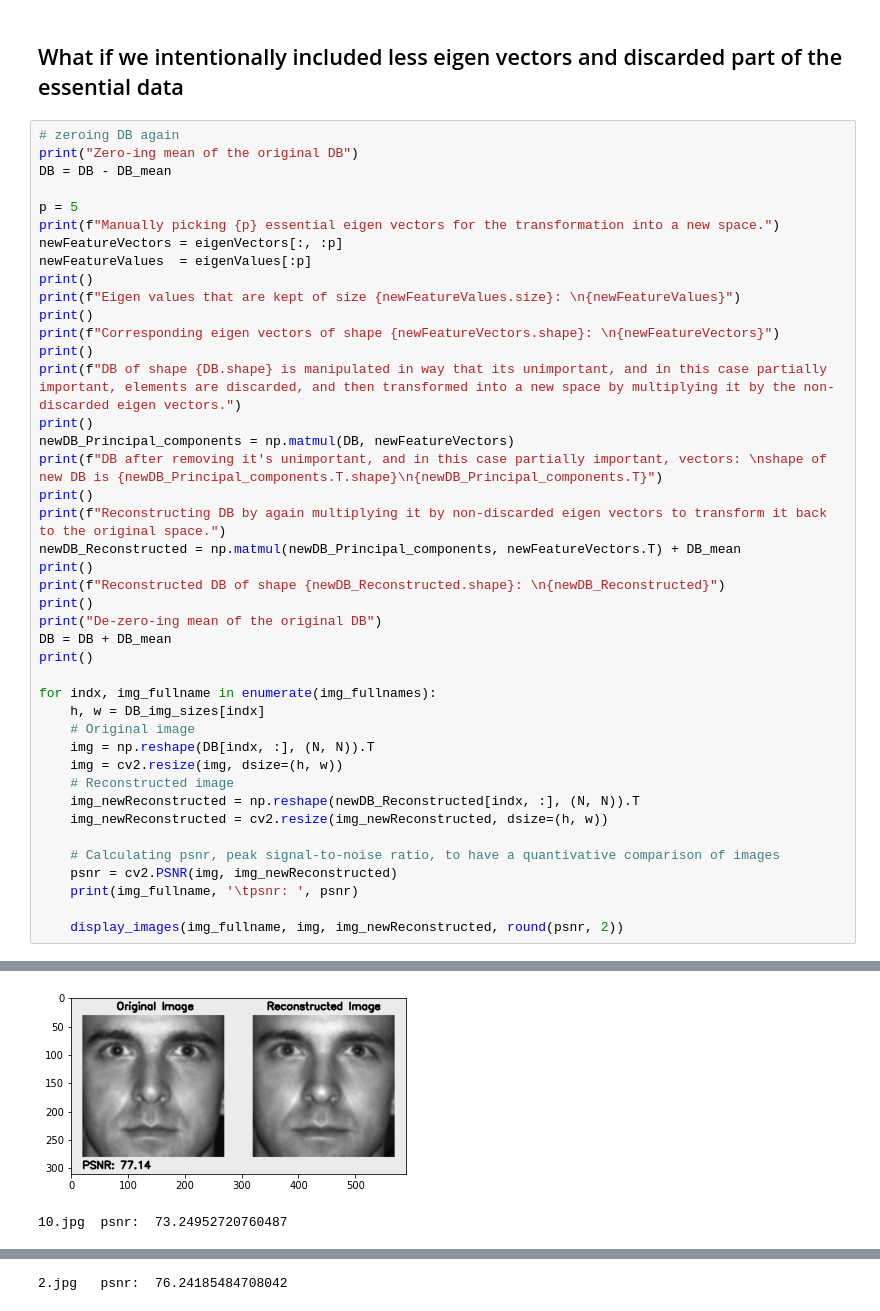
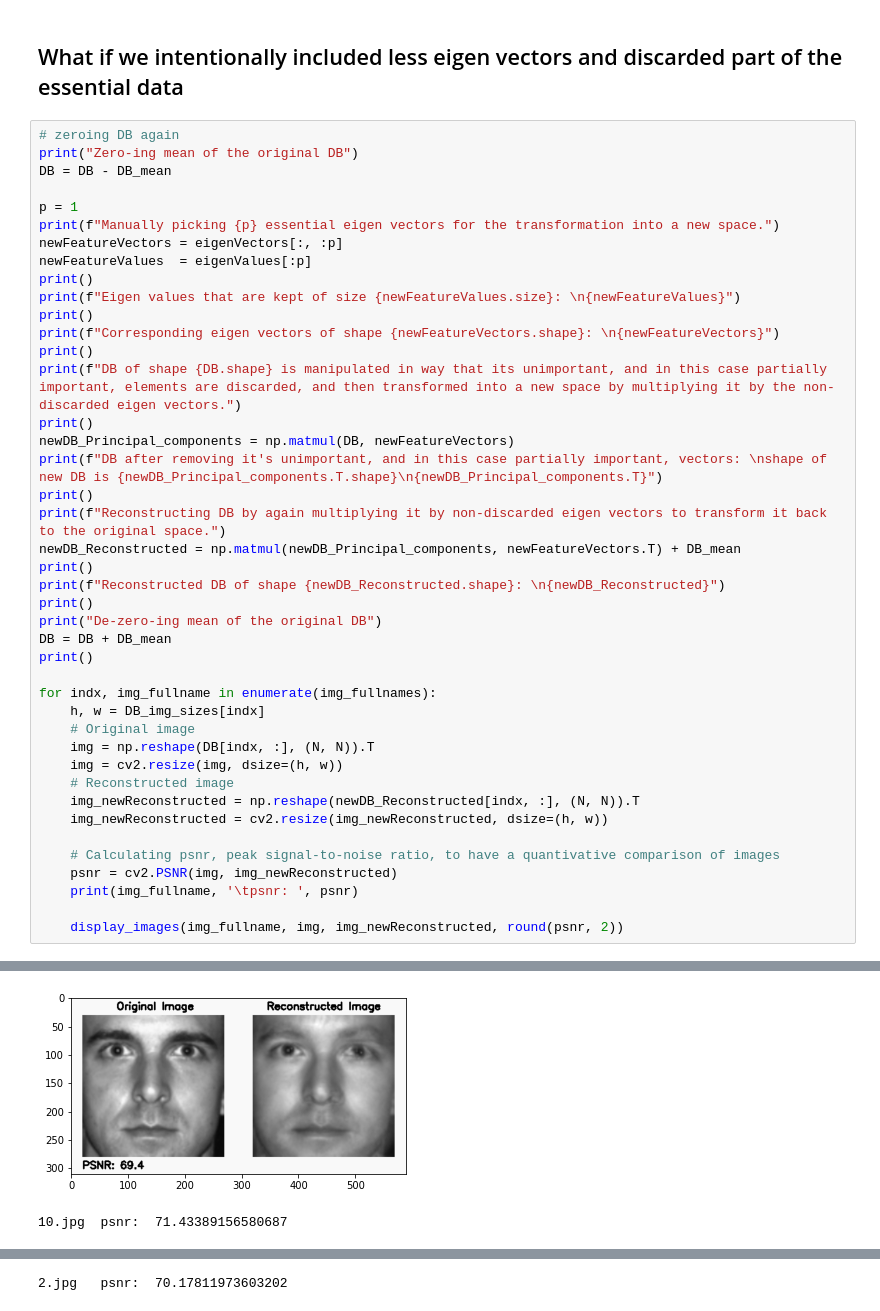
Before and after one commit to Mamdasn/Principal-component-analysis-PCA, a Jupyter notebook: PCA_Showcase.ipynb, the cells around one changed output, grey strips where cells are left out. Drawn from its saved outputs; the diff is of its cells as text.

```diff
--- a/PCA_Showcase.ipynb
+++ b/PCA_Showcase.ipynb
@@ -323,7 +323,7 @@ for indx, img_fullname in enumerate(img_fullnames):
 print("Zero-ing mean of the original DB")
 DB = DB - DB_mean
 
-p = 5
+p = 1
 print(f"Manually picking {p} essential eigen vectors for the transformation into a new space.")
 newFeatureVectors = eigenVectors[:, :p]
 newFeatureValues  = eigenValues[:p]
@@ -381,4 +381,4 @@ De-zero-ing mean of the original DB
-[figure, old version]
+[figure, new version]
-10.jpg  psnr:  73.24952720760487
+10.jpg  psnr:  71.43389156580687
 [figure]
-2.jpg   psnr:  76.24185484708042
+2.jpg   psnr:  70.17811973603202
```
Also changed, not shown: parts of 2 cells of this notebook.
